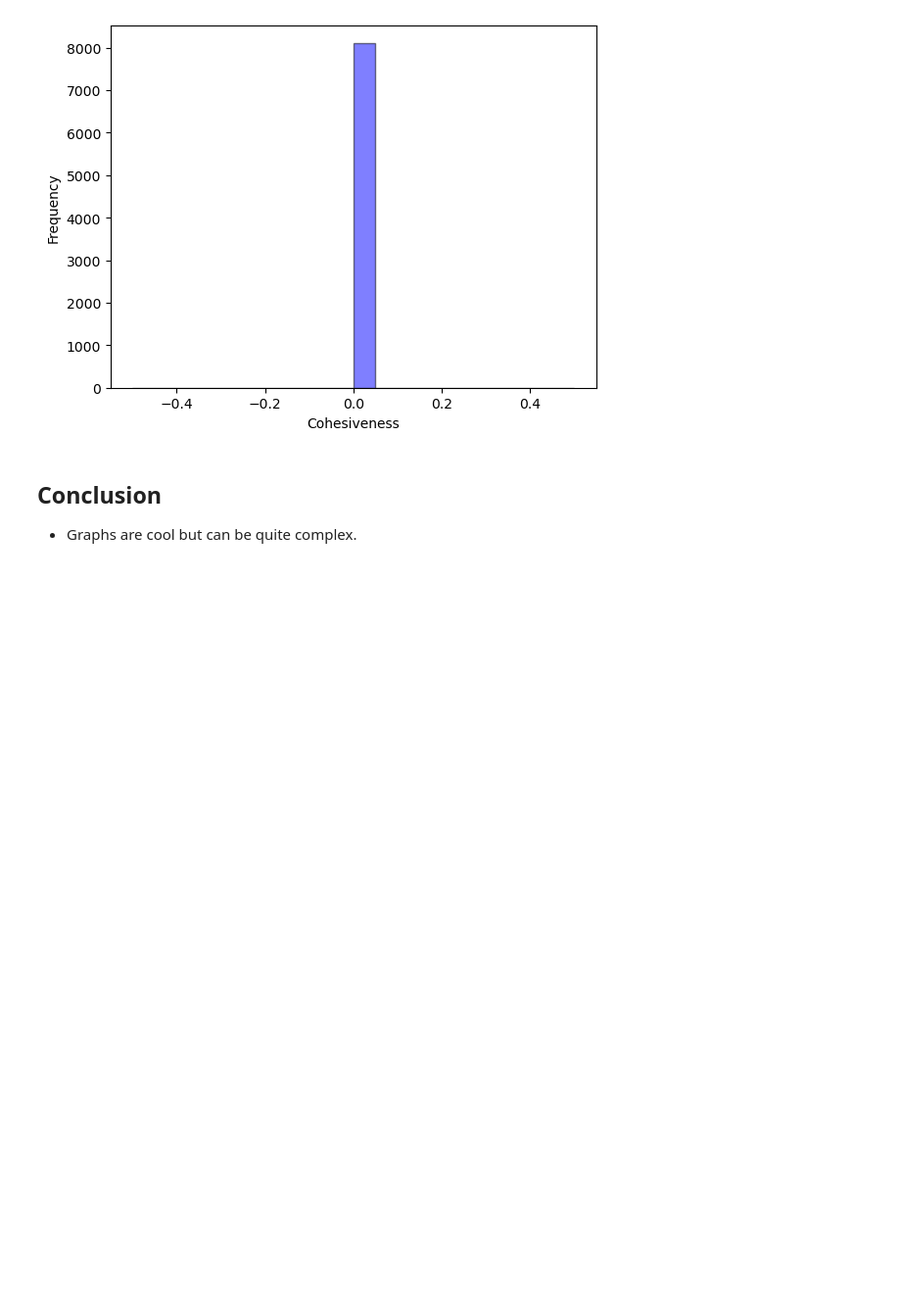
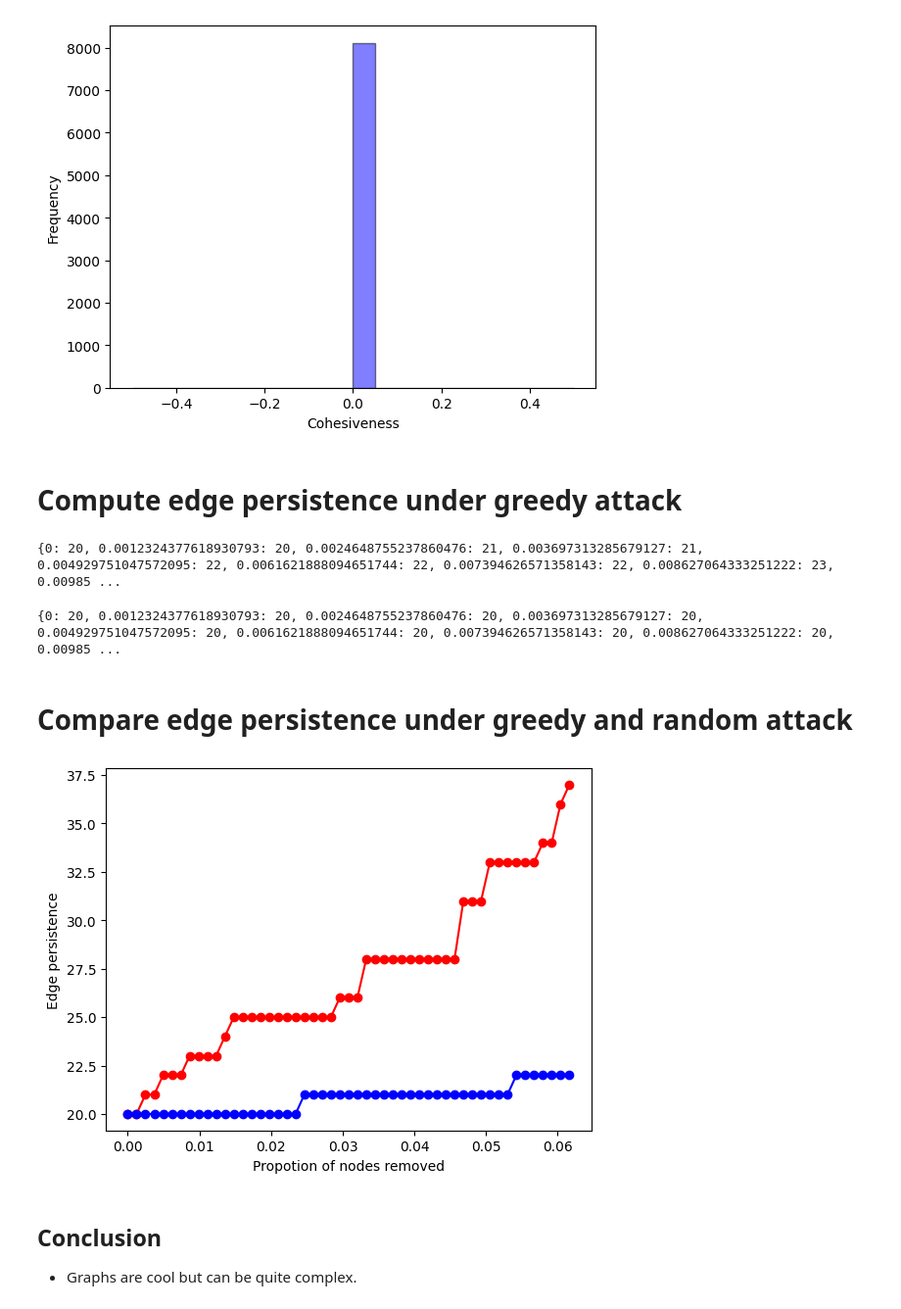
Before and after one commit to pfeifer-j/resilient_networks_ex1, a Jupyter notebook: documentation.ipynb, the cells around one changed output. Shown: that part at 98% size. Cells and saved outputs as stored; diff of their text form; code cells hidden in the pictures; blank space fills up the shorter version.

Commit message:
Compute edge persistence under greedy and random attack

```diff
--- a/documentation.ipynb
+++ b/documentation.ipynb
@@ -124,3 +124,11 @@ plt.show()
 # %%
 # Resilience/Survivability
 # print("Gnutella09 Resilience/Survivability: ", input.todo())
+# %% [markdown]
+# Compute edge persistence under greedy attack
+# %%
+# Compute edge persistence under greedy attack
+greedy_attack = input.compute_edge_persistence_under_greedy_attack()
+print(greedy_attack)
+# %% [output]
+{0: 20, 0.0012324377618930793: 20, 0.0024648755237860476: 21, 0.003697313285679127: 21, 0.004929751047572095: 22, 0.0061621888094651744: 22, 0.007394626571358143: 22, 0.008627064333251222: 23, 0.00985 ...
@@ -127,3 +137,25 @@ plt.show()
+# %%
+random_attack = input.compute_edge_persistence_under_random_attack()
+print(random_attack)
+# %% [output]
+{0: 20, 0.0012324377618930793: 20, 0.0024648755237860476: 20, 0.003697313285679127: 20, 0.004929751047572095: 20, 0.0061621888094651744: 20, 0.007394626571358143: 20, 0.008627064333251222: 20, 0.00985 ...
+# %% [markdown]
+# Compare edge persistence under greedy and random attack
+# %%
+#plot the edge persistence under greedy and random attack
+import matplotlib.pyplot as plt
+greedy_attack = (greedy_attack.items())
+x,y = zip(*greedy_attack)
+plt.plot(x,y, label='Edge persistence under greedy attack', color='r', marker='o')
+random_attack = sorted(random_attack.items())
+x,y = zip(*random_attack)
+plt.plot(x,y, label='Edge persistence under random attack', color='b', marker='o')
+
+plt.xlabel('Propotion of nodes removed')
+plt.ylabel('Edge persistence')
+plt.show()
+# %% [output]
+[figure, added]
 # %% [markdown]
 ## Conclusion
 - Graphs are cool but can be quite complex.
```
Also changed, not shown: parts of 2 cells of this notebook, 1 other file.
